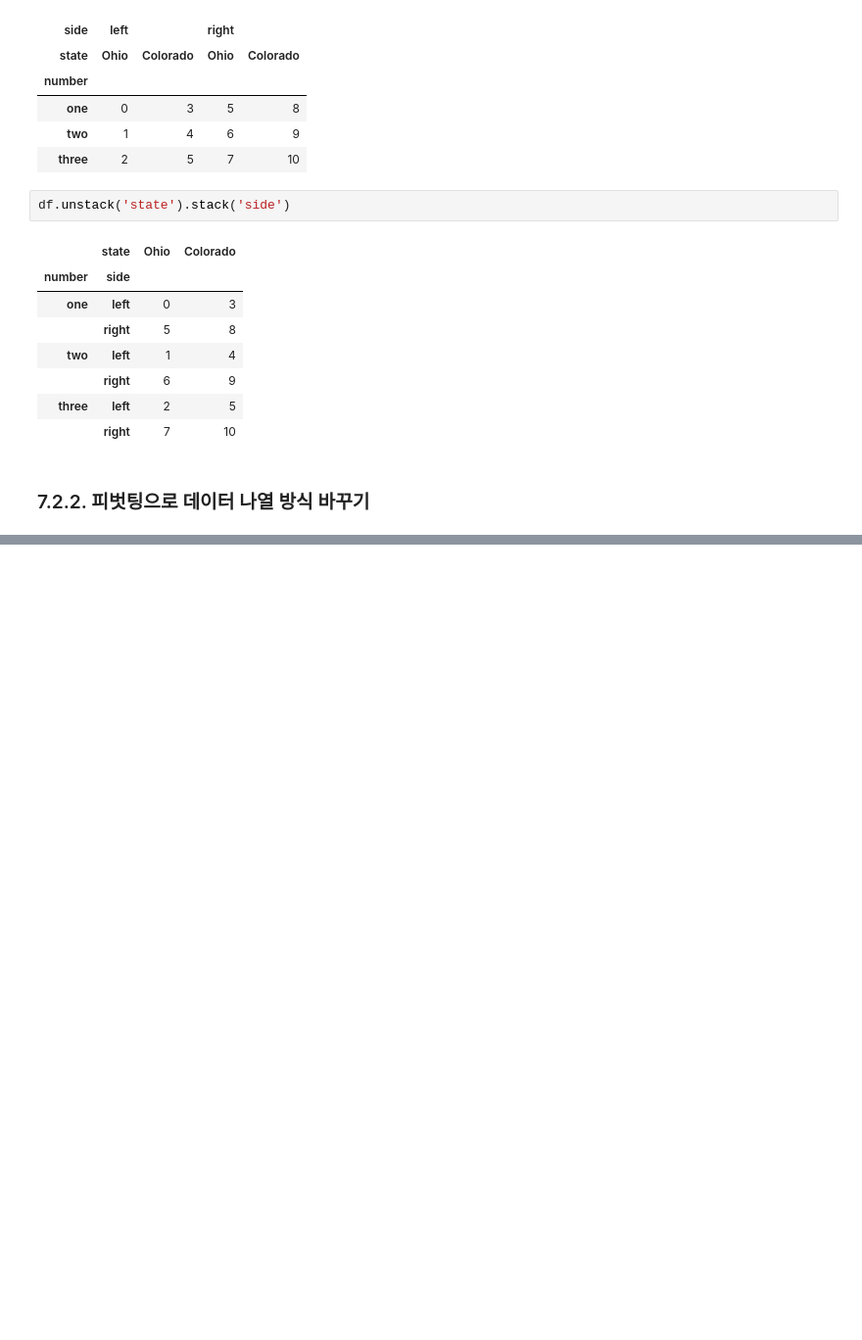
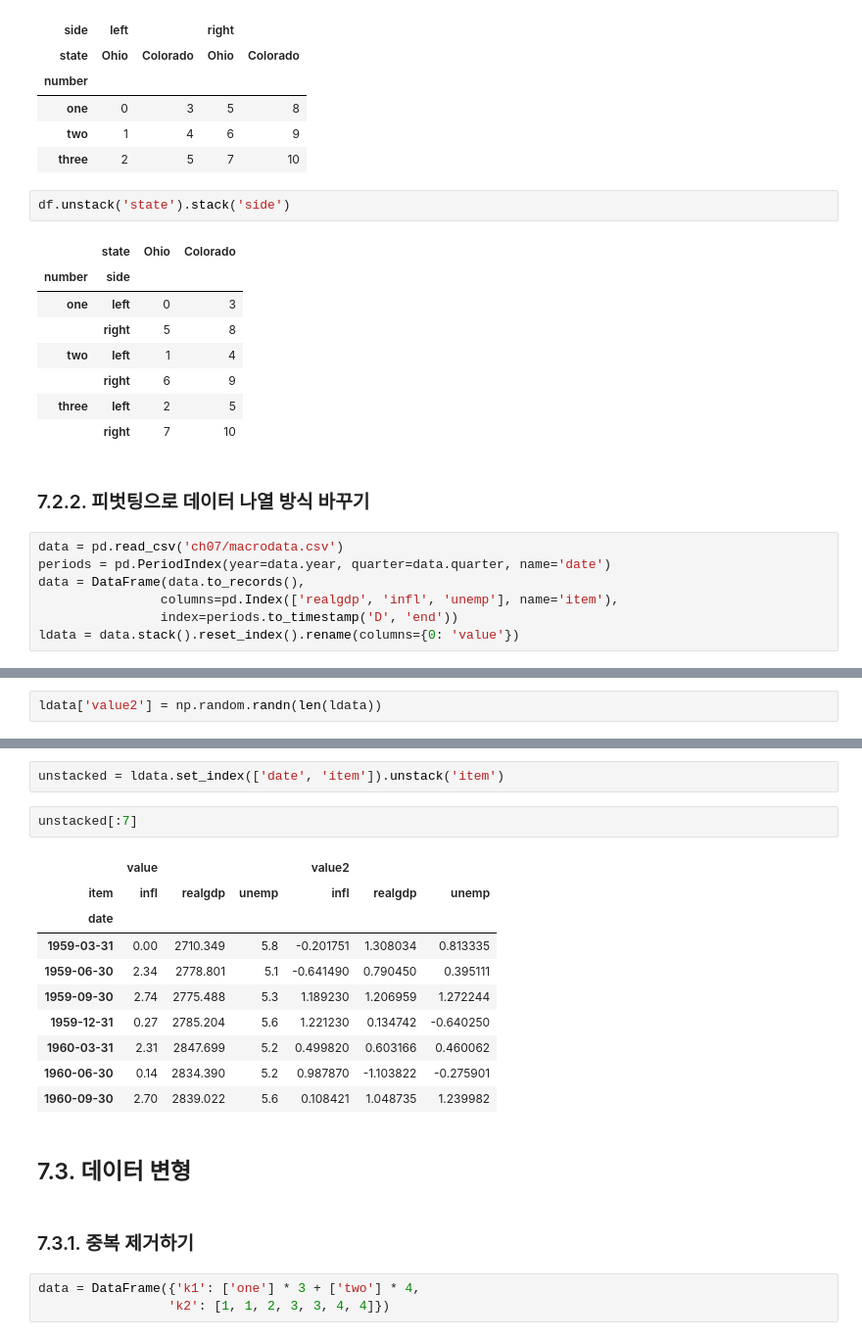
Before and after one commit to tomining/python, a Jupyter notebook: python_for_data_analysis/CH7_PREPARING_DATA.ipynb, the cells around one changed output, grey strips where cells are left out. Shown at 98% size. Drawn from its saved outputs; the diff is of its cells as text; blank space fills up the shorter version.

Commit message:
Data Analysis Example

```diff
--- a/python_for_data_analysis/CH7_PREPARING_DATA.ipynb
+++ b/python_for_data_analysis/CH7_PREPARING_DATA.ipynb
@@ -797,3 +797,10 @@ df.unstack('state').stack('side')
 |  | right | 7 | 10 |
 # %% [markdown]
 ### 7.2.2. 피벗팅으로 데이터 나열 방식 바꾸기
+# %%
+data = pd.read_csv('ch07/macrodata.csv')
+periods = pd.PeriodIndex(year=data.year, quarter=data.quarter, name='date')
+data = DataFrame(data.to_records(),
+                columns=pd.Index(['realgdp', 'infl', 'unemp'], name='item'),
+                index=periods.to_timestamp('D', 'end'))
+ldata = data.stack().reset_index().rename(columns={0: 'value'})
@@ -799,0 +834,2 @@ df.unstack('state').stack('side')
+# %%
+ldata['value2'] = np.random.randn(len(ldata))
@@ -799,0 +873,22 @@ df.unstack('state').stack('side')
+# %%
+unstacked = ldata.set_index(['date', 'item']).unstack('item')
+# %%
+unstacked[:7]
+# %% [output]
+|  | value |  |  | value2 |  |  |
+| item | infl | realgdp | unemp | infl | realgdp | unemp |
+| date |  |  |  |  |  |  |
+| 1959-03-31 | 0.00 | 2710.349 | 5.8 | -0.201751 | 1.308034 | 0.813335 |
+| 1959-06-30 | 2.34 | 2778.801 | 5.1 | -0.641490 | 0.790450 | 0.395111 |
+| 1959-09-30 | 2.74 | 2775.488 | 5.3 | 1.189230 | 1.206959 | 1.272244 |
+| 1959-12-31 | 0.27 | 2785.204 | 5.6 | 1.221230 | 0.134742 | -0.640250 |
+| 1960-03-31 | 2.31 | 2847.699 | 5.2 | 0.499820 | 0.603166 | 0.460062 |
+| 1960-06-30 | 0.14 | 2834.390 | 5.2 | 0.987870 | -1.103822 | -0.275901 |
+| 1960-09-30 | 2.70 | 2839.022 | 5.6 | 0.108421 | 1.048735 | 1.239982 |
+# %% [markdown]
+## 7.3. 데이터 변형
+# %% [markdown]
+### 7.3.1. 중복 제거하기
+# %%
+data = DataFrame({'k1': ['one'] * 3 + ['two'] * 4,
+                 'k2': [1, 1, 2, 3, 3, 4, 4]})
```
Also changed, not shown: parts of 168 cells of this notebook, 3 other files.
